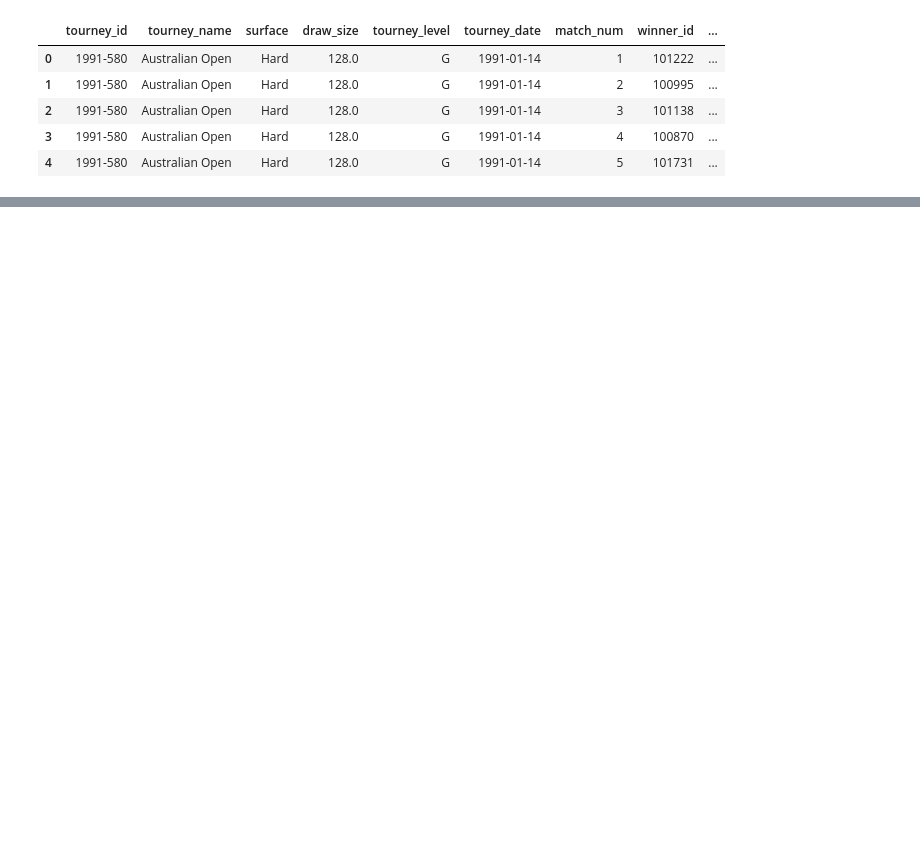
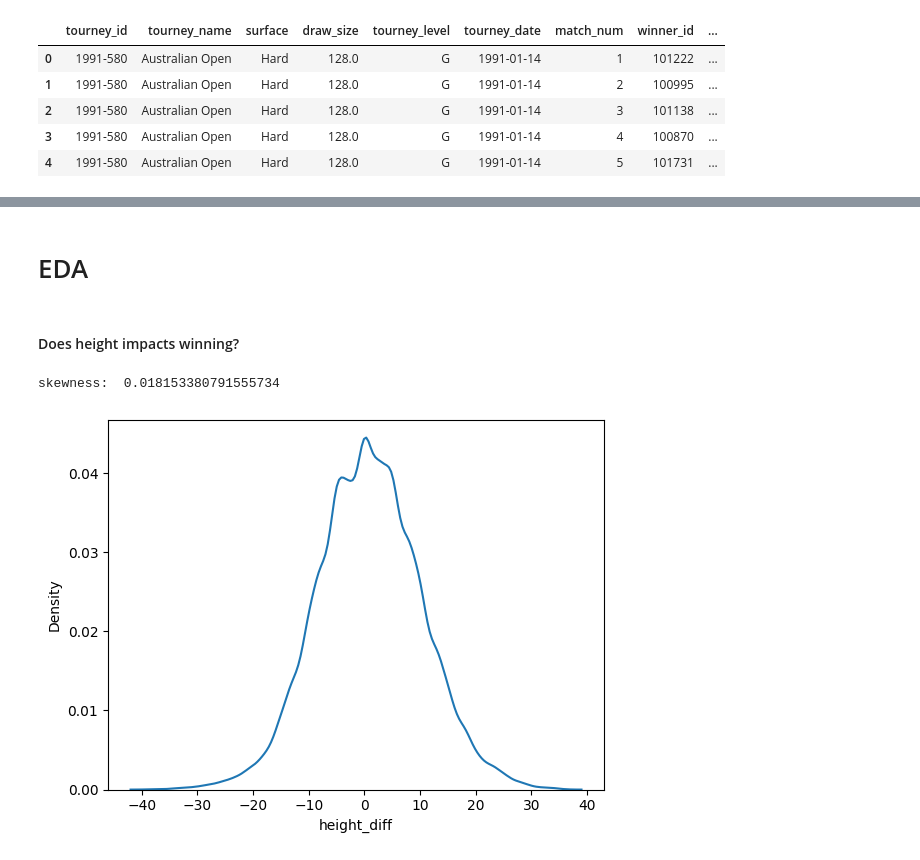
Before and after one commit to Tesserxt/ATP-Tennis, a Jupyter notebook: Notebooks/02_feature_engineering_eda.ipynb, the cells around one changed output, grey strips where cells are left out. Cells and saved outputs as stored; diff of their text form; code cells hidden in the pictures; blank space fills up the shorter version.

Commit message:
Eda on player height. perform 1-samp t-test

```diff
--- a/Notebooks/02_feature_engineering_eda.ipynb
+++ b/Notebooks/02_feature_engineering_eda.ipynb
@@ -5,7 +5,7 @@ import matplotlib.pyplot as plt
 import seaborn as sns
 pd.set_option('display.max_columns', None)
 # %%
-df = pd.read_csv('../Data/grand_slams_cleaned.csv')
+df = pd.read_csv('../Data/grand_slams_cleaned.csv', parse_dates=[5])
 df.head()
 # %% [output]
 |  | tourney_id | tourney_name | surface | draw_size | tourney_level | tourney_date | match_num | winner_id | ... |
@@ -20,12 +20,12 @@ gdf['surface'] = df['surface']
 gdf['round'] = df['round']
 gdf['player1'] = df['winner_id']
 gdf['w_name'] = df['winner_name']
+gdf['player2'] = df['loser_id']
 gdf['l_name'] = df['loser_name']
-gdf['player2'] = df['loser_id']
 gdf['height_diff'] = df['winner_ht'] - df['loser_ht']
 gdf['age_diff'] =  df['winner_age'] - df['loser_age']
-gdf['rank_diff'] = df['loser_rank'] - df['winner_rank']
-gdf['rank_point_diff'] = df['loser_rank_points'] - df['winner_rank_points']
+gdf['rank_diff'] = df['loser_rank'] - df['winner_rank'] #(positive number means the winner had a better (lower) rank)
+gdf['rank_point_diff'] = df['winner_rank_points'] - df['loser_rank_points']
 gdf['seed_diff'] = df['loser_seed'] - df['winner_seed']
 # %%
 w_first_slam_age = df.groupby('winner_id')['winner_age'].min()
@@ -58,6 +58,6 @@ for w, l in zip(df['winner_name'], df['loser_name']):
     l_last_wins.append(win_count[l])
     win_count[w] += 1
 
-gdf['w_past_win'] = w_last_wins
+gdf['w_past_wins'] = w_last_wins
 gdf['l_past_wins'] = l_last_wins
-gdf
+gdf['past_wins_diff'] = gdf['w_past_wins'] - gdf['l_past_wins']
@@ -77,0 +82,10 @@ gdf
+# %% [markdown]
+# EDA
+# %% [markdown]
+#### Does height impacts winning?
+# %%
+sns.kdeplot(gdf.height_diff)
+print('skewness: ',gdf.height_diff.skew())
+# %% [output]
+skewness:  0.018153380791555734
+[figure, added]
```
Also changed, not shown: parts of 14 cells of this notebook.
